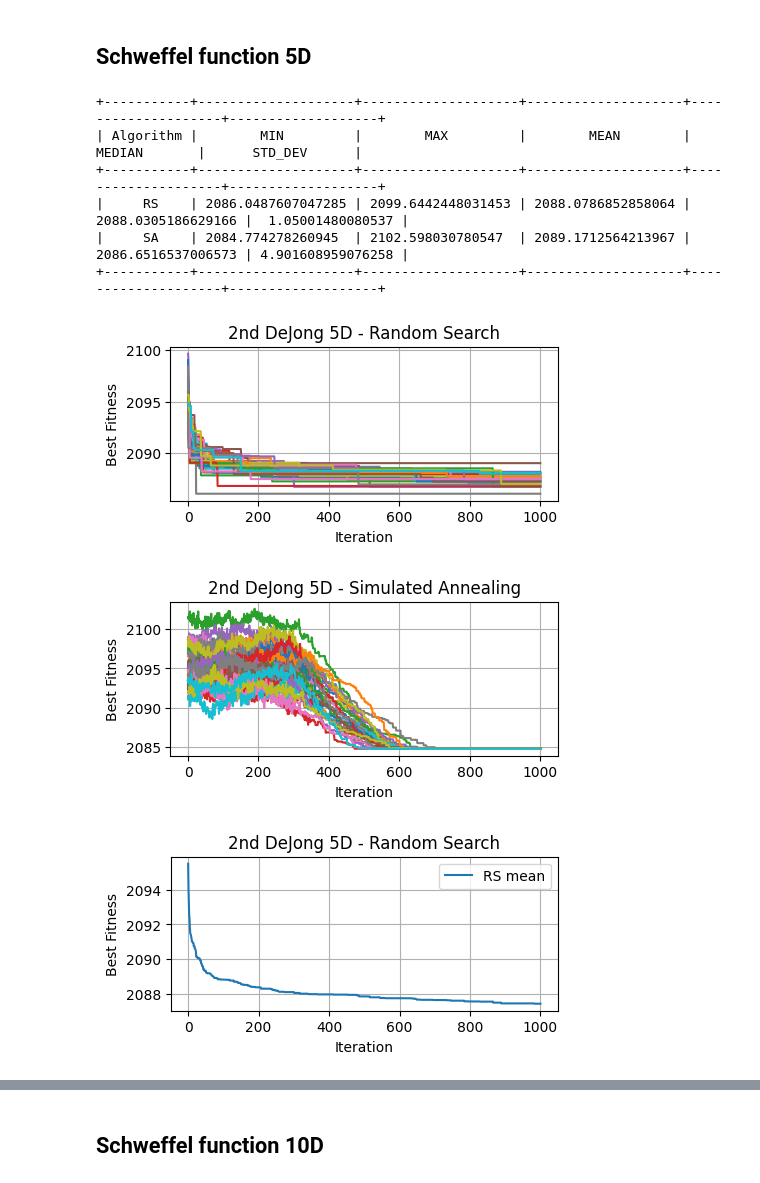
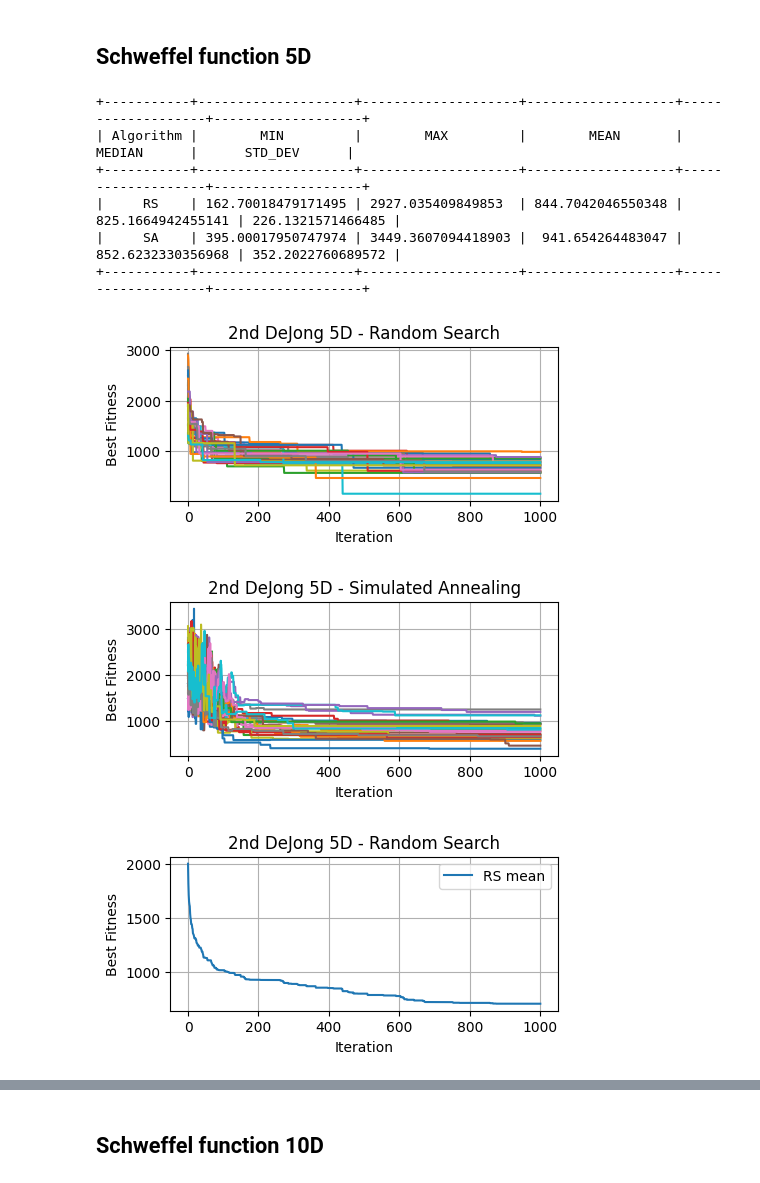
Before and after one commit to ta-jana/benchmarking-RS-SA, a Jupyter notebook: Tatyrkova_Jana_RSSA.ipynb, the cells around one changed output, grey strips where cells are left out. Cells and saved outputs as stored; diff of their text form; code cells hidden in the pictures.

```diff
--- a/Tatyrkova_Jana_RSSA.ipynb
+++ b/Tatyrkova_Jana_RSSA.ipynb
@@ -328,19 +328,19 @@ comparison(n_iterations, dimensions,cost_func,area_edges,n_of_neighbours, coolin
 # %%
 n_iterations = 1000
 dimensions = 5
 cost_func = schweffel
-area_edges = 2.048
+area_edges = 500
 n_of_neighbours = 10
 cooling_decr = 0.78
 title = "2nd DeJong 5D"
 comparison(n_iterations, dimensions,cost_func,area_edges,n_of_neighbours, cooling_decr, title)
 # %% [output]
-+-----------+--------------------+--------------------+--------------------+--------------------+-------------------+
-| Algorithm |        MIN         |        MAX         |        MEAN        |       MEDIAN       |      STD_DEV      |
-+-----------+--------------------+--------------------+--------------------+--------------------+-------------------+
-|     RS    | 2086.0487607047285 | 2099.6442448031453 | 2088.0786852858064 | 2088.0305186629166 |  1.05001480080537 |
-|     SA    | 2084.774278260945  | 2102.598030780547  | 2089.1712564213967 | 2086.6516537006573 | 4.901608959076258 |
-+-----------+--------------------+--------------------+--------------------+--------------------+-------------------+
++-----------+--------------------+--------------------+-------------------+-------------------+-------------------+
+| Algorithm |        MIN         |        MAX         |        MEAN       |       MEDIAN      |      STD_DEV      |
++-----------+--------------------+--------------------+-------------------+-------------------+-------------------+
+|     RS    | 162.70018479171495 | 2927.035409849853  | 844.7042046550348 | 825.1664942455141 | 226.1321571466485 |
+|     SA    | 395.00017950747974 | 3449.3607094418903 |  941.654264483047 | 852.6232330356968 | 352.2022760689572 |
++-----------+--------------------+--------------------+-------------------+-------------------+-------------------+
-[figure, old version]
+[figure, new version]
-[figure, old version]
+[figure, new version]
-[figure, old version]
+[figure, new version]
```
Also changed, not shown: parts of 2 cells of this notebook.
